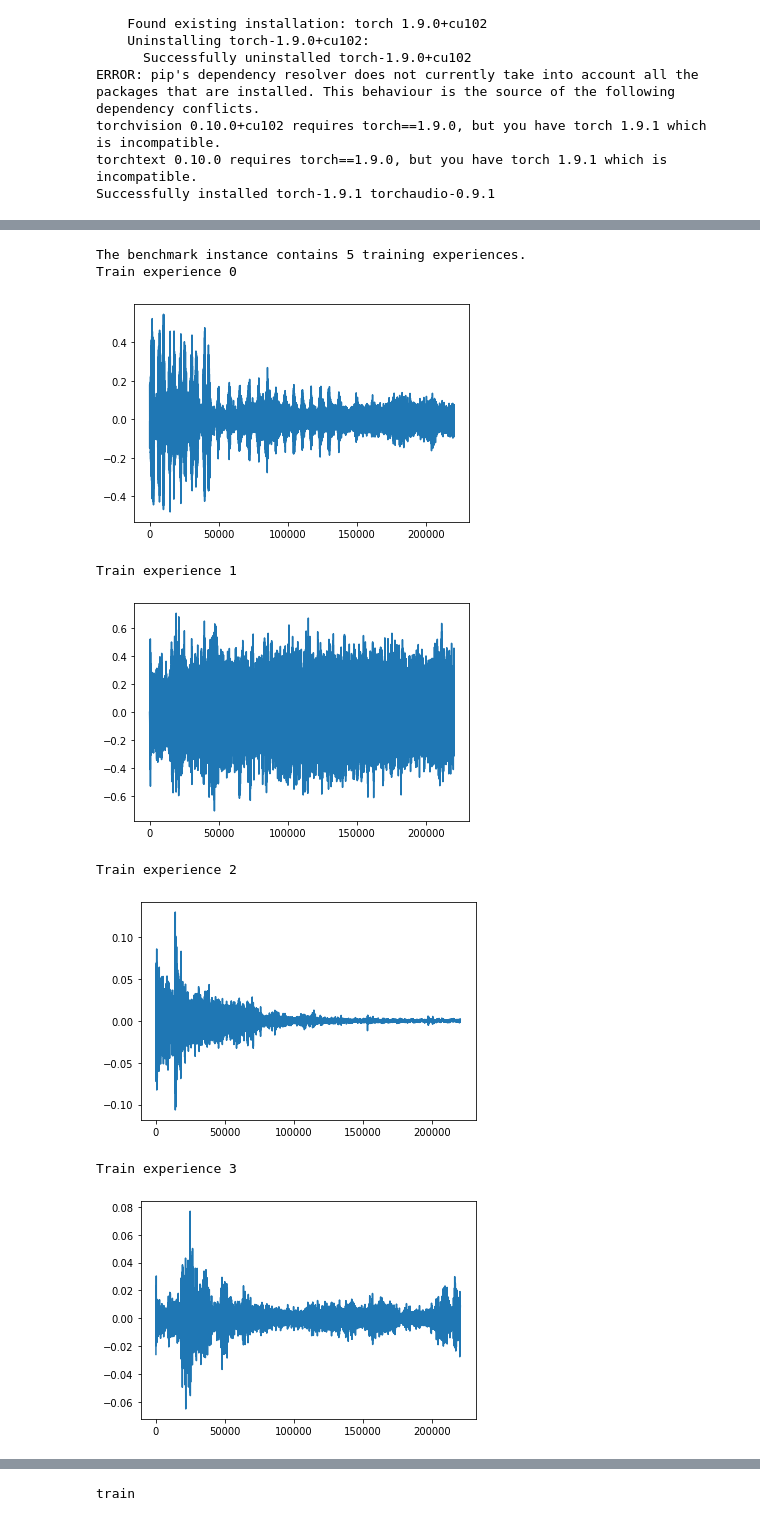
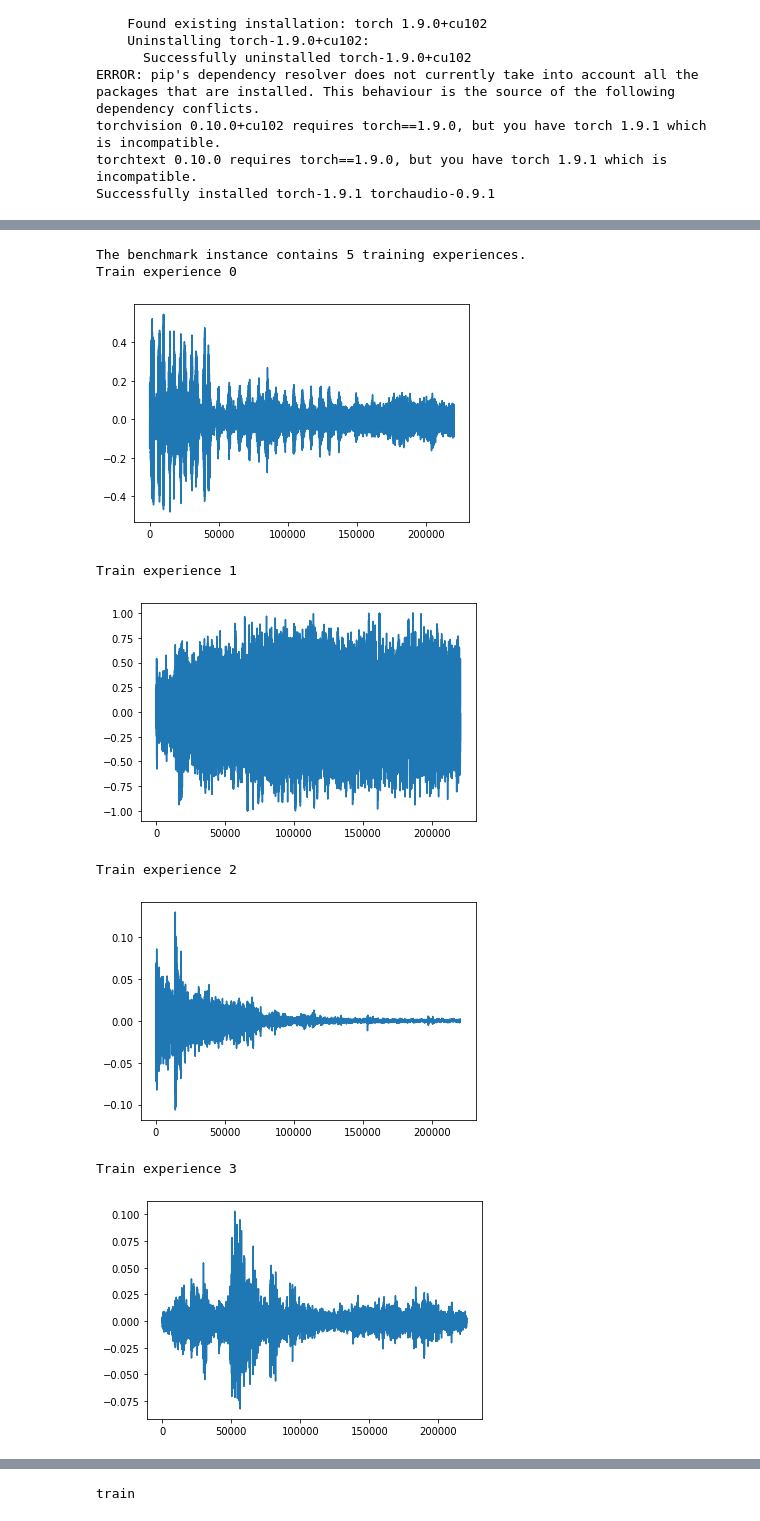
Before and after one commit to AlessandroTaglieri/thesis, a Jupyter notebook: first_draft.ipynb, the cells around one changed output, grey strips where cells are left out. Drawn from its saved outputs; the diff is of its cells as text; code cells hidden in the pictures.

```diff
--- a/first_draft.ipynb
+++ b/first_draft.ipynb
@@ -247,7 +265,7 @@ class ESC50(Dataset):
 
         return waveform, target
 # %%
-train_dataset = ESC50(root= os.path.abspath(os.getcwd()),download =True, data_aug=True, train=True)
+train_dataset = ESC50(root= os.path.abspath(os.getcwd()),download =True, data_aug=False, train=True)
 test_dataset = ESC50(root= os.path.abspath(os.getcwd()),download =True, data_aug=False, train=False)
 
 '''
@@ -273,7 +292,5 @@ Dataset already downloaded and verified.
 # %%
-from avalanche.benchmarks import NCScenario, nc_benchmark, ni_scenario
-
-a = nc_benchmark(
+scenario = nc_benchmark(
             train_dataset=train_dataset,
             test_dataset=test_dataset,
             n_experiences=5,
@@ -301,15 +322,15 @@ def check_audio_benchmark(benchmark_instance):
         show_wave(x)
         break
 # %%
-check_audio_benchmark(a)
+check_audio_benchmark(scenario)
 # %% [output]
 The benchmark instance contains 5 training experiences.
 Train experience 0
 [figure]
 Train experience 1
-[figure, old version]
+[figure, new version]
 Train experience 2
 [figure]
 Train experience 3
-[figure, old version]
+[figure, new version]
 Train experience 4
```
Also changed, not shown: parts of 21 cells of this notebook, 1 other file.
